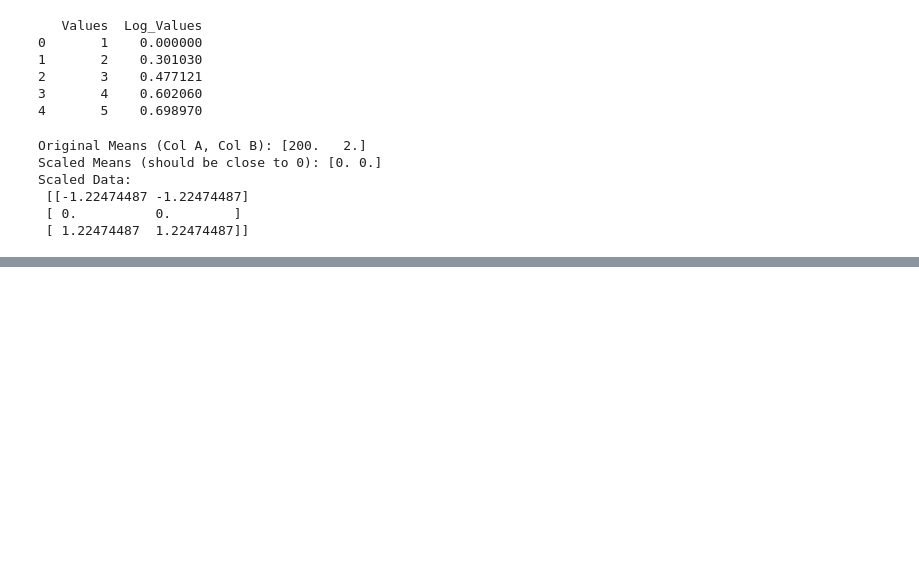
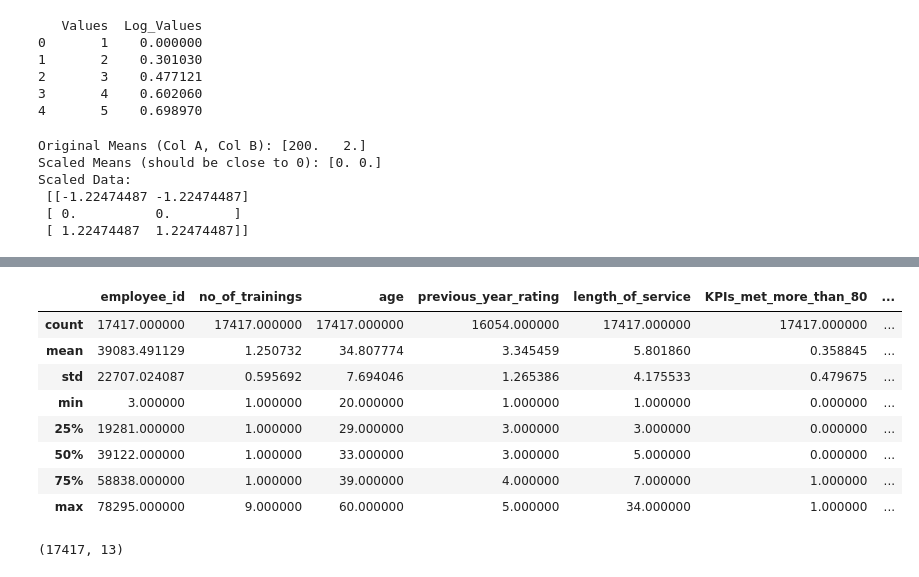
Before and after one commit to surajacharya12/DATA-SCIENCE-LAB, a Jupyter notebook: chep3.ipynb, the cells around one changed output, grey strips where cells are left out. Cells and saved outputs as stored; diff of their text form; code cells hidden in the pictures; blank space fills up the shorter version.

```diff
--- a/chep3.ipynb
+++ b/chep3.ipynb
@@ -602,0 +641,4 @@ Scaled Data:
+# %%
+df = pd.read_csv("employee.csv")
+
+print(df.head(20))
@@ -602,0 +663,16 @@ Scaled Data:
+# %%
+df.describe()
+# %% [output]
+|  | employee_id | no_of_trainings | age | previous_year_rating | length_of_service | KPIs_met_more_than_80 | ... |
+| count | 17417.000000 | 17417.000000 | 17417.000000 | 16054.000000 | 17417.000000 | 17417.000000 | ... |
+| mean | 39083.491129 | 1.250732 | 34.807774 | 3.345459 | 5.801860 | 0.358845 | ... |
+| std | 22707.024087 | 0.595692 | 7.694046 | 1.265386 | 4.175533 | 0.479675 | ... |
+| min | 3.000000 | 1.000000 | 20.000000 | 1.000000 | 1.000000 | 0.000000 | ... |
+| 25% | 19281.000000 | 1.000000 | 29.000000 | 3.000000 | 3.000000 | 0.000000 | ... |
+| 50% | 39122.000000 | 1.000000 | 33.000000 | 3.000000 | 5.000000 | 0.000000 | ... |
+| 75% | 58838.000000 | 1.000000 | 39.000000 | 4.000000 | 7.000000 | 1.000000 | ... |
+| max | 78295.000000 | 9.000000 | 60.000000 | 5.000000 | 34.000000 | 1.000000 | ... |
+# %%
+df.shape
+# %% [output]
+(17417, 13)
```
Also changed, not shown: parts of 13 cells of this notebook, 4 other files.
